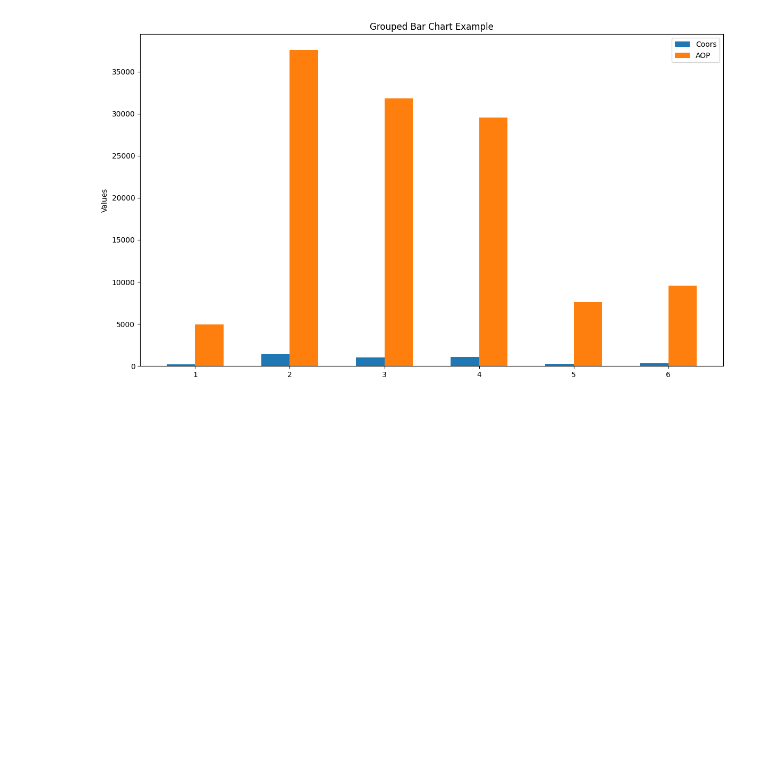
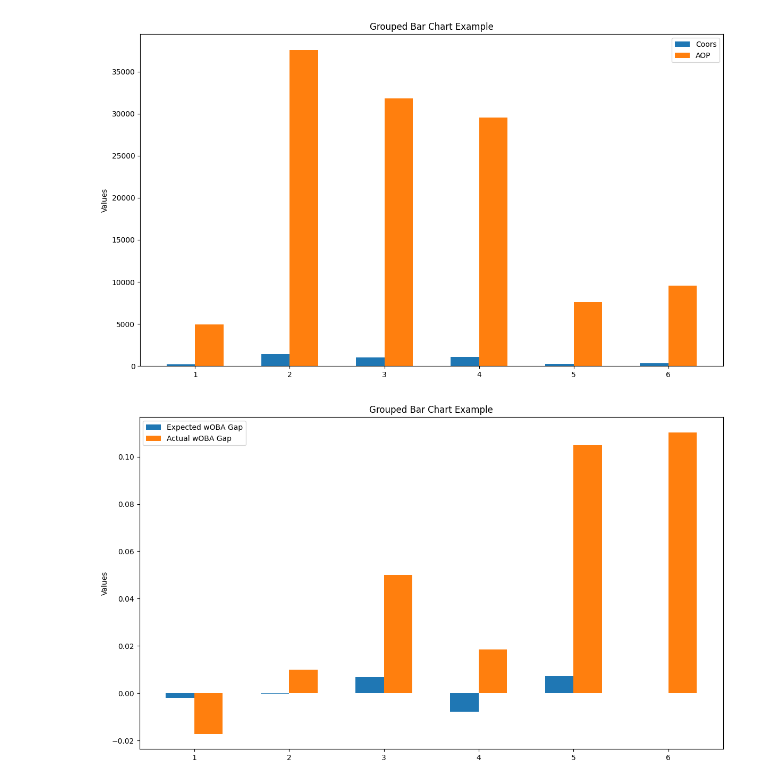
Before and after one commit to skparagas/Coors-Hangover-Effect, a Jupyter notebook: report.ipynb, the cells around one changed output. Drawn from its saved outputs; the diff is of its cells as text; code cells hidden in the pictures; blank space fills up the shorter version.

Commit message:
woba gaps

```diff
--- a/report.ipynb
+++ b/report.ipynb
@@ -376,3 +376,5 @@ statcast['bahb_gap'] = statcast['bahb_col'] - statcast['bahb_mlb']
 statcast['iso_gap'] = statcast['iso_col'] - statcast['iso_mlb']
 statcast['woba_gap'] = statcast['woba_col'] - statcast['woba_mlb']
 statcast['xwoba_gap'] = statcast['xwoba_col'] - statcast['xwoba_mlb']
+statcast['rel_count_col'] = statcast['count_col'] / sum(statcast['count_col'])
+statcast['rel_count_mlb'] = statcast['count_mlb'] / sum(statcast['count_mlb'])
@@ -488,3 +500,17 @@ plt.tight_layout()
 plt.show()
 # %% [output]
 [figure]
+# %%
+fig, ax = plt.subplots(figsize = (12, 7))
+rects1 = ax.bar(statcast['launch_speed_angle'] - 0.15, statcast['xwoba_gap'], 0.3, label='Expected wOBA Gap')
+rects2 = ax.bar(statcast['launch_speed_angle'] + 0.15, statcast['woba_gap'], 0.3, label='Actual wOBA Gap')
+ax.set_ylabel('Values')
+ax.set_title('Grouped Bar Chart Example')
+#ax.set_xticks(x)
+#ax.set_xticklabels(statcast['launch_speed_angle'])
+ax.legend()
+
+plt.tight_layout()
+plt.show()
+# %% [output]
+[figure, added]
```
Also changed, not shown: parts of 1 cell of this notebook.
